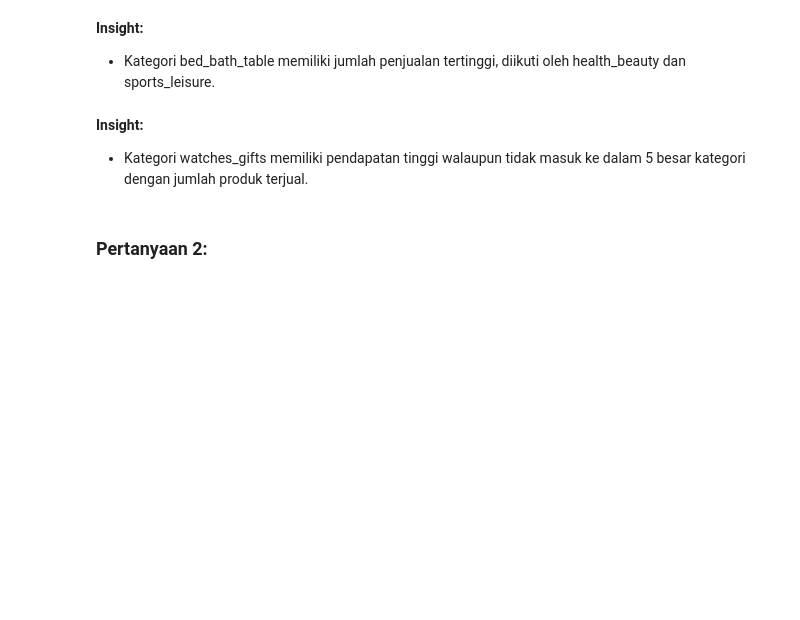
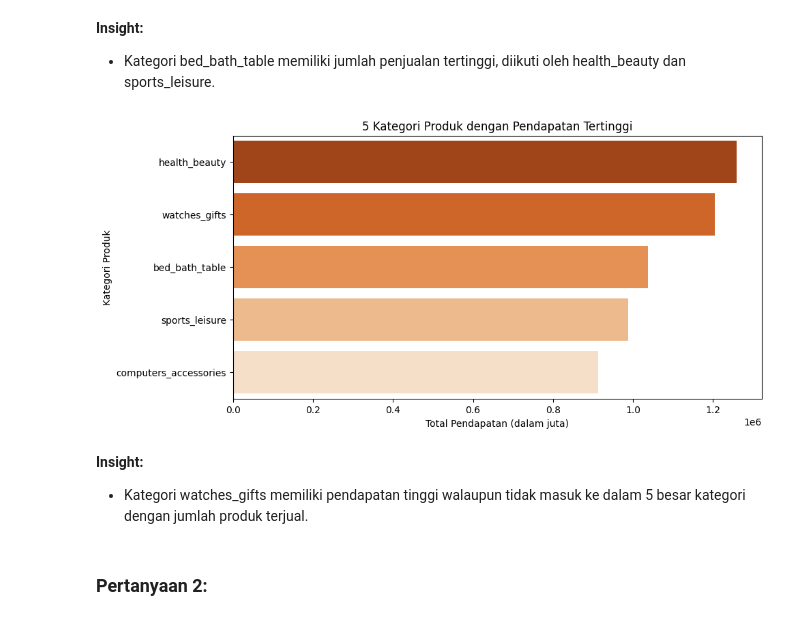
Before and after one commit to Amrasykr/dashboard_e-commerce, a Jupyter notebook: notebook.ipynb, the cells around one changed output. Saved outputs shown, nothing was run; the diff lists cells and outputs as text; code cells hidden in the pictures; blank space fills up the shorter version.

```diff
--- a/notebook.ipynb
+++ b/notebook.ipynb
@@ -217,16 +471,21 @@ plt.show()
 # %%
 # Plot total pendapatan per kategori
 plt.figure(figsize=(10, 5))
 sns.barplot(
     data=category_revenue.head(5),
     x="total_revenue",
     y="product_category_name_english",
+    hue="product_category_name_english",
+    dodge=False,
+    legend=False,
     palette="Oranges_r"
 )
 plt.xlabel("Total Pendapatan (dalam juta)")
 plt.ylabel("Kategori Produk")
 plt.title("5 Kategori Produk dengan Pendapatan Tertinggi")
 plt.show()
+# %% [output]
+[figure, added]
 # %% [markdown]
 **Insight:**
 - Kategori watches_gifts memiliki pendapatan tinggi walaupun tidak masuk ke dalam 5 besar kategori dengan jumlah produk terjual.
```
Also changed, not shown: parts of 32 cells of this notebook, 13 other files.
